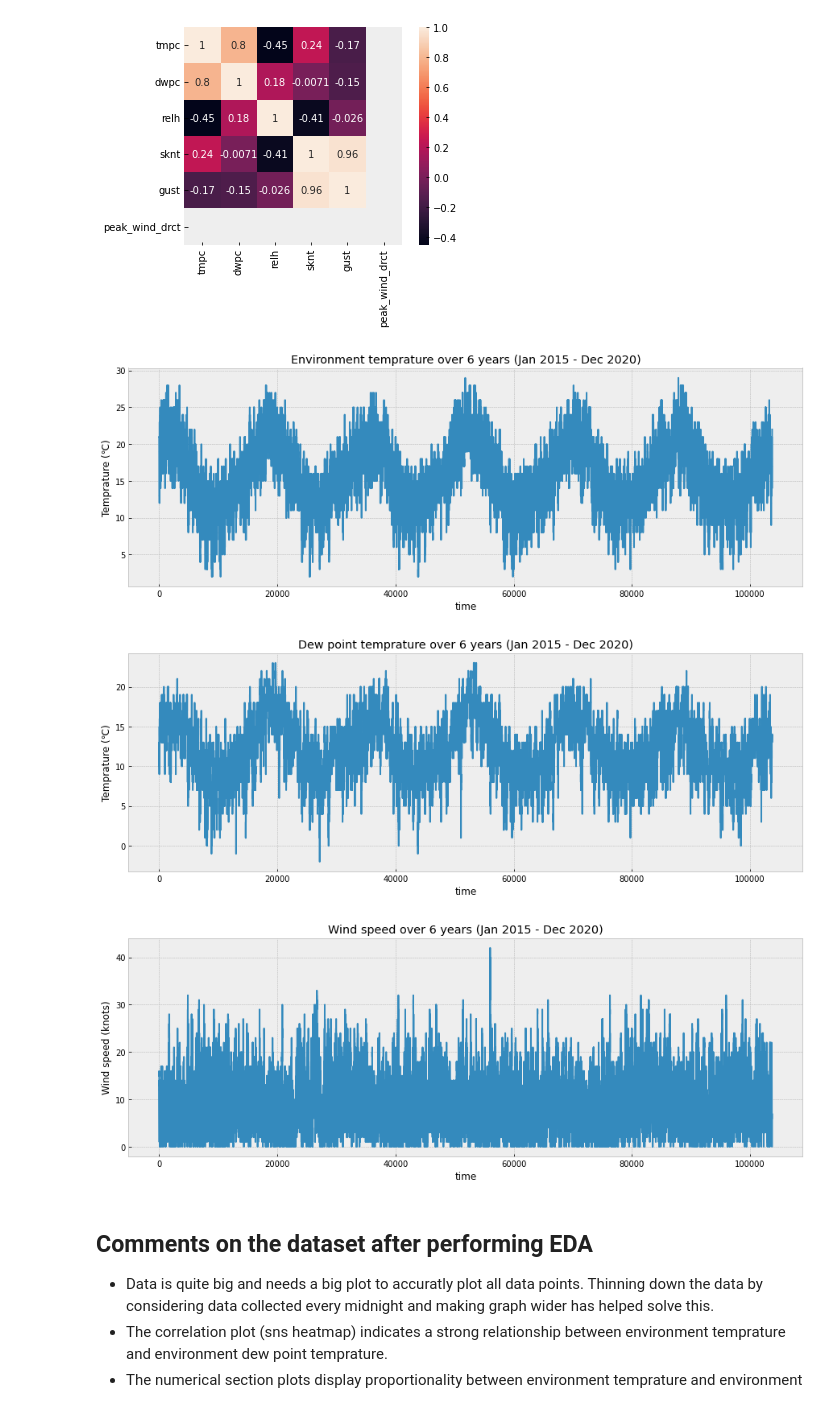
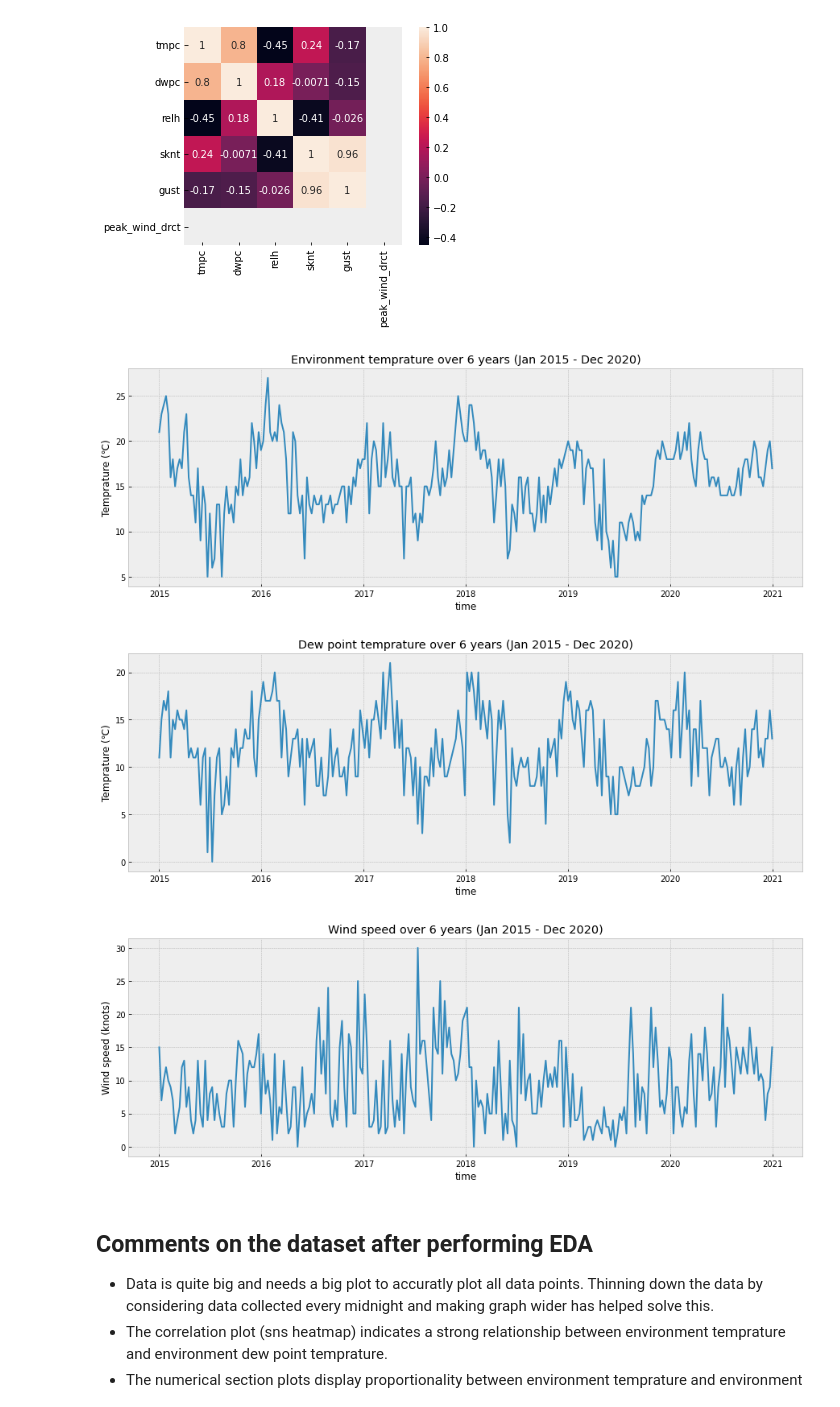
Before and after one commit to vinayak-verma-uoa/msa_phase2_dataScience, a Jupyter notebook: updt_submission.ipynb, the cells around one changed output. Saved outputs shown, nothing was run; the diff lists cells and outputs as text; code cells hidden in the pictures.

```diff
--- a/updt_submission.ipynb
+++ b/updt_submission.ipynb
@@ -51,3 +51,10 @@ Data columns (total 8 columns):
  7   peak_wind_drct  0 non-null       float64
 dtypes: float64(6), object(2)
 memory usage: 6.3+ MB
+# %%
+# convert valid column datatype to datetime for more functionality
+dataset['valid'] = pd.to_datetime(dataset['valid'])
+# Set valid column to index for making plotting easier
+dataset = dataset.set_index('valid')
+#dataset.info()
+dataset.head()
@@ -60,4 +89,7 @@ sns.heatmap(dataset.corr(), annot=True, square=True)
 # %%
+# Modfiy data to only consider every 8th midnight data point to save compute time
+data_for_plotting = dataset[::384] # 48 X .5 = 24 hours and 48 X 2 X 2 X 2 = 384 (.5 hours) = 8 days
+
 ## Temprature vs time Graph
 # Plot style and sizing
 plt.style.use("bmh")
@@ -66,7 +98,7 @@ f.set_figwidth(15)
 f.set_figheight(5)
 
 # Setting up plot for temprature data over time
-plt.plot(dataset['tmpc'])
+plt.plot(data_for_plotting['tmpc'])
 plt.title('Environment temprature over 6 years (Jan 2015 - Dec 2020)')
 plt.xlabel('time')
 plt.ylabel('Temprature (℃)')
@@ -74,38 +106,38 @@ plt.ylabel('Temprature (℃)')
 plt.show()
 
 ## Dew point temprature vs time graph
 # Plot style and sizing
 plt.style.use("bmh")
 f = plt.figure()
 f.set_figwidth(15)
 f.set_figheight(5)
 
 # Setting up plot for dew point temprature data over time
-plt.plot(dataset['dwpc'])
+plt.plot(data_for_plotting['dwpc'])
 plt.title('Dew point temprature over 6 years (Jan 2015 - Dec 2020)')
 plt.xlabel('time')
 plt.ylabel('Temprature (℃)')
 # Show plot
 plt.show()
 
 ## Wind speed vs time graph
 # Plot style and sizing
 plt.style.use("bmh")
 f = plt.figure()
 f.set_figwidth(15)
 f.set_figheight(5)
 
 # Setting up plot for dew point temprature data over time
-plt.plot(dataset['sknt'])
+plt.plot(data_for_plotting['sknt'])
 plt.title('Wind speed over 6 years (Jan 2015 - Dec 2020)')
 plt.xlabel('time')
 plt.ylabel('Wind speed (knots)')
 # Show plot
 plt.show()
 # %% [output]
-[figure, old version]
+[figure, new version]
-[figure, old version]
+[figure, new version]
-[figure, old version]
+[figure, new version]
 # %% [markdown]
 ## Comments on the dataset after performing EDA
 * Data is quite big and needs a big plot to accuratly plot all data points. Thinning down the data by considering data collected every midnight and making graph wider has helped solve this.
```
Also changed, not shown: parts of 10 cells of this notebook.
